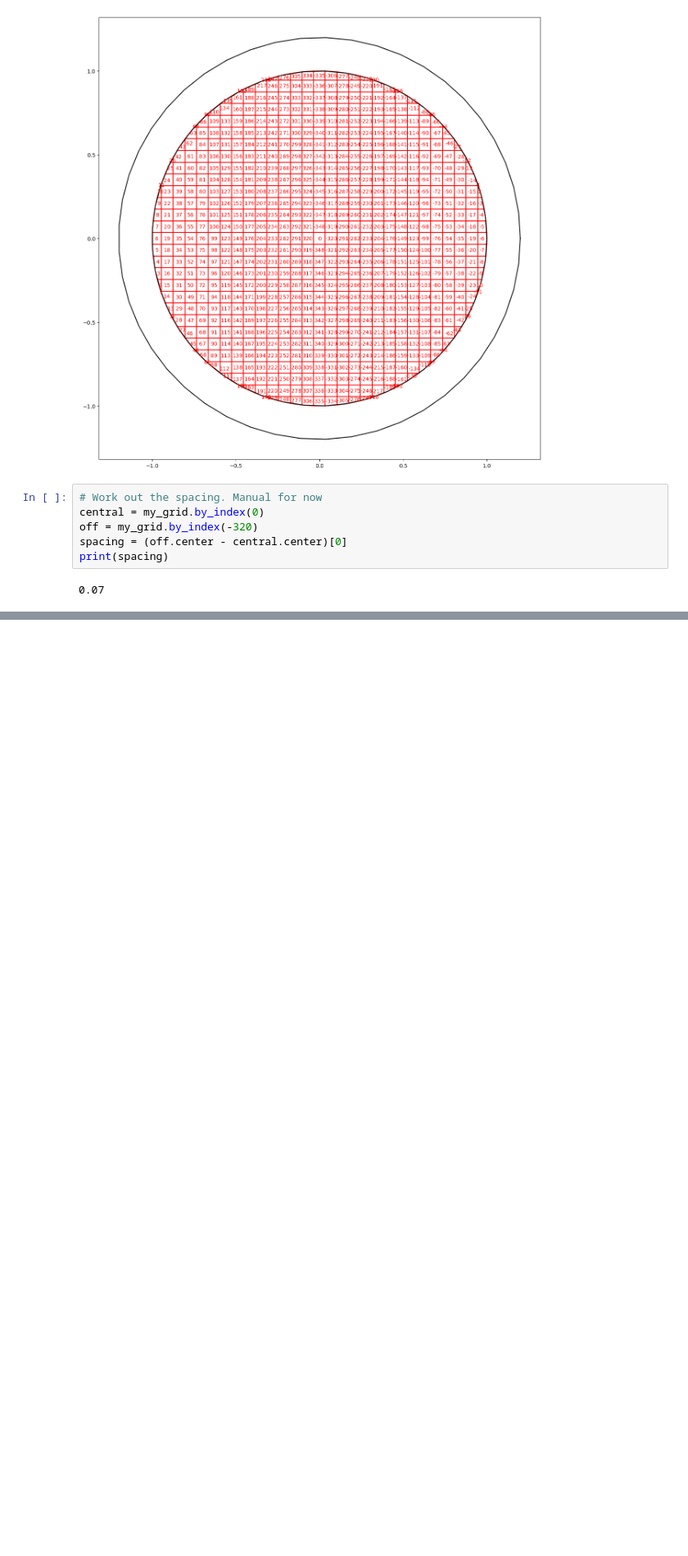
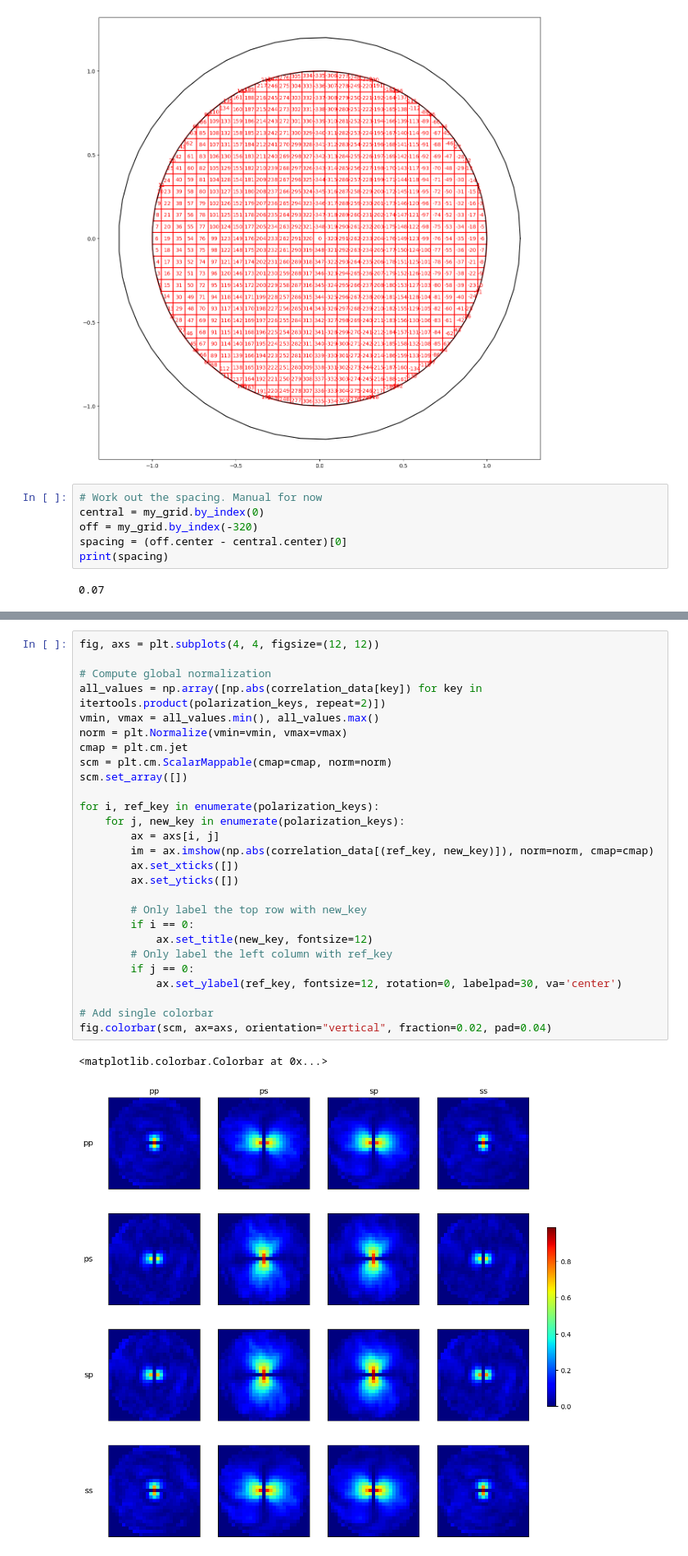
Before and after one commit to Optical-Theory-Group/random-matrix, a Jupyter notebook: rmt_analysis/memory_effect.ipynb, the cells around one changed output, grey strips where cells are left out. Shown at 82% size. Saved outputs shown, nothing was run; the diff lists cells and outputs as text; blank space fills up the shorter version.

```diff
--- a/rmt_analysis/memory_effect.ipynb
+++ b/rmt_analysis/memory_effect.ipynb
@@ -97,0 +209,30 @@ fv.plot_imshow(plot_data)
+# %%
+fig, axs = plt.subplots(4, 4, figsize=(12, 12))
+
+# Compute global normalization
+all_values = np.array([np.abs(correlation_data[key]) for key in itertools.product(polarization_keys, repeat=2)])
+vmin, vmax = all_values.min(), all_values.max()
+norm = plt.Normalize(vmin=vmin, vmax=vmax)
+cmap = plt.cm.jet
+scm = plt.cm.ScalarMappable(cmap=cmap, norm=norm)
+scm.set_array([])
+
+for i, ref_key in enumerate(polarization_keys):
+    for j, new_key in enumerate(polarization_keys):
+        ax = axs[i, j]
+        im = ax.imshow(np.abs(correlation_data[(ref_key, new_key)]), norm=norm, cmap=cmap)
+        ax.set_xticks([])
+        ax.set_yticks([])
+
+        # Only label the top row with new_key
+        if i == 0:
+            ax.set_title(new_key, fontsize=12)
+        # Only label the left column with ref_key
+        if j == 0:
+            ax.set_ylabel(ref_key, fontsize=12, rotation=0, labelpad=30, va='center')
+
+# Add single colorbar
+fig.colorbar(scm, ax=axs, orientation="vertical", fraction=0.02, pad=0.04)
+# %% [output]
+<matplotlib.colorbar.Colorbar at 0x...>
+[figure, added]
```
Also changed, not shown: parts of 11 cells of this notebook, 10 other files.
